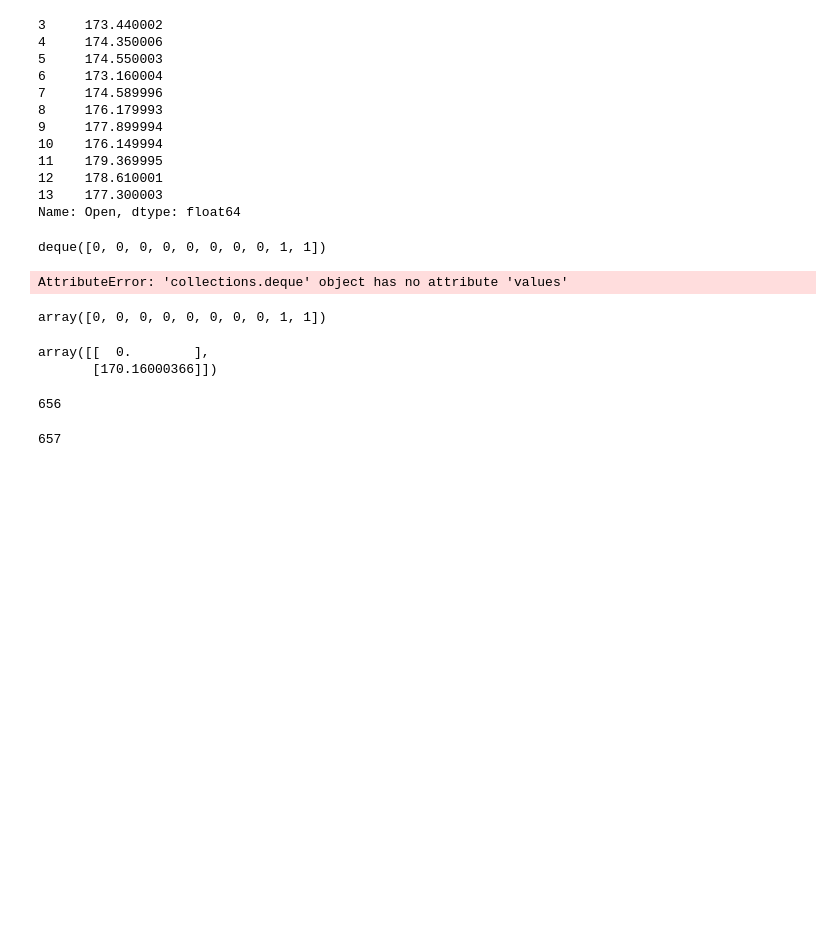
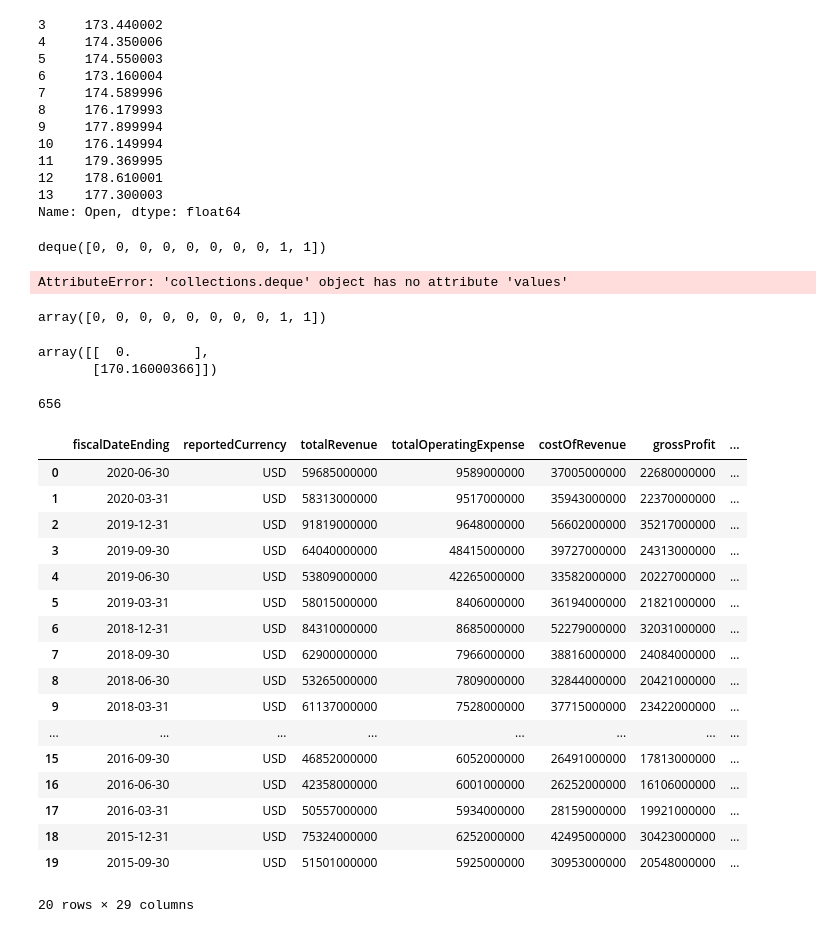
Before and after one commit to Pjus/stockRl, a Jupyter notebook: Untitled.ipynb, the cells around one changed output. Cells and saved outputs as stored; diff of their text form; code cells hidden in the pictures; blank space fills up the shorter version.

Commit message:
update function

```diff
--- a/Untitled.ipynb
+++ b/Untitled.ipynb
@@ -94,7 +108,3 @@ array([[  0.        ],
 df.index[-1]
 # %% [output]
 656
-# %%
-657
-# %% [output]
-657
@@ -100,0 +114,37 @@ df.index[-1]
+# %%
+stockCode = 'AAPL'
+
+# set api key
+api = "7OVAOOPNIMKJKIAX"
+
+r = requests.get("https://www.alphavantage.co/query?function=INCOME_STATEMENT&symbol="+stockCode+"&apikey=" + api)
+decoded_content = r.content.decode('utf-8')
+cr = csv.reader(decoded_content.splitlines(), delimiter=',')
+my_list = list(cr)
+# %%
+a = r.json()['quarterlyReports']
+# %%
+import pandas as pd
+
+income_df = pd.DataFrame(a)
+# %%
+income_df
+# %% [output]
+|  | fiscalDateEnding | reportedCurrency | totalRevenue | totalOperatingExpense | costOfRevenue | grossProfit | ... |
+| 0 | 2020-06-30 | USD | 59685000000 | 9589000000 | 37005000000 | 22680000000 | ... |
+| 1 | 2020-03-31 | USD | 58313000000 | 9517000000 | 35943000000 | 22370000000 | ... |
+| 2 | 2019-12-31 | USD | 91819000000 | 9648000000 | 56602000000 | 35217000000 | ... |
+| 3 | 2019-09-30 | USD | 64040000000 | 48415000000 | 39727000000 | 24313000000 | ... |
+| 4 | 2019-06-30 | USD | 53809000000 | 42265000000 | 33582000000 | 20227000000 | ... |
+| 5 | 2019-03-31 | USD | 58015000000 | 8406000000 | 36194000000 | 21821000000 | ... |
+| 6 | 2018-12-31 | USD | 84310000000 | 8685000000 | 52279000000 | 32031000000 | ... |
+| 7 | 2018-09-30 | USD | 62900000000 | 7966000000 | 38816000000 | 24084000000 | ... |
+| 8 | 2018-06-30 | USD | 53265000000 | 7809000000 | 32844000000 | 20421000000 | ... |
+| 9 | 2018-03-31 | USD | 61137000000 | 7528000000 | 37715000000 | 23422000000 | ... |
+| ... | ... | ... | ... | ... | ... | ... | ... |
+| 15 | 2016-09-30 | USD | 46852000000 | 6052000000 | 26491000000 | 17813000000 | ... |
+| 16 | 2016-06-30 | USD | 42358000000 | 6001000000 | 26252000000 | 16106000000 | ... |
+| 17 | 2016-03-31 | USD | 50557000000 | 5934000000 | 28159000000 | 19921000000 | ... |
+| 18 | 2015-12-31 | USD | 75324000000 | 6252000000 | 42495000000 | 30423000000 | ... |
+| 19 | 2015-09-30 | USD | 51501000000 | 5925000000 | 30953000000 | 20548000000 | ... |
+20 rows × 29 columns
```
Also changed, not shown: parts of 11 cells of this notebook, 5 other files.
